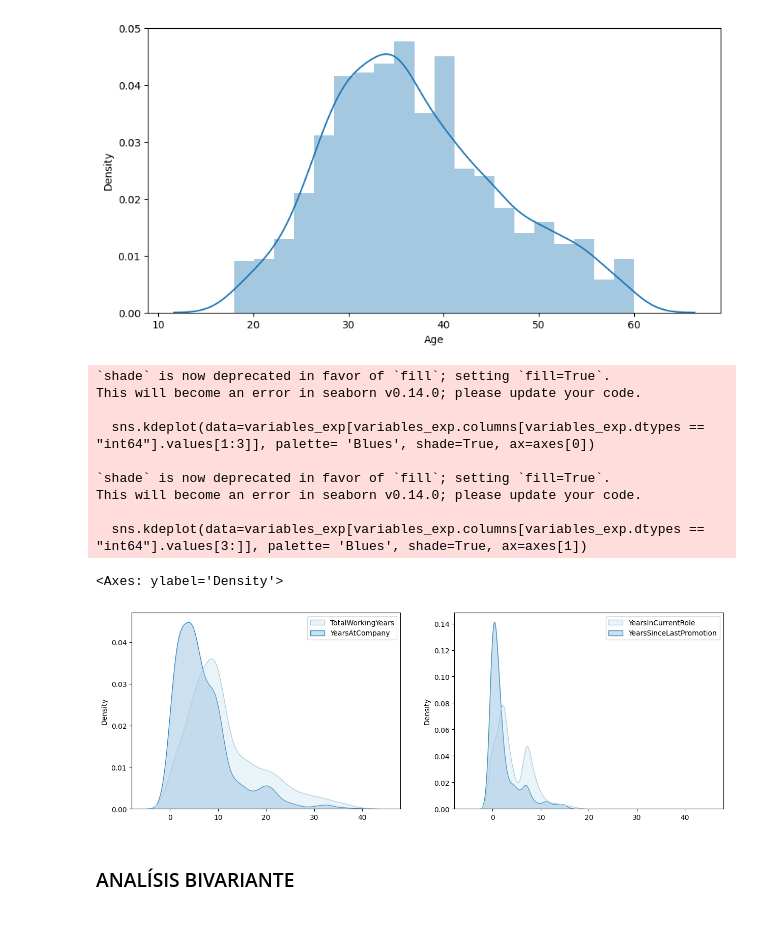
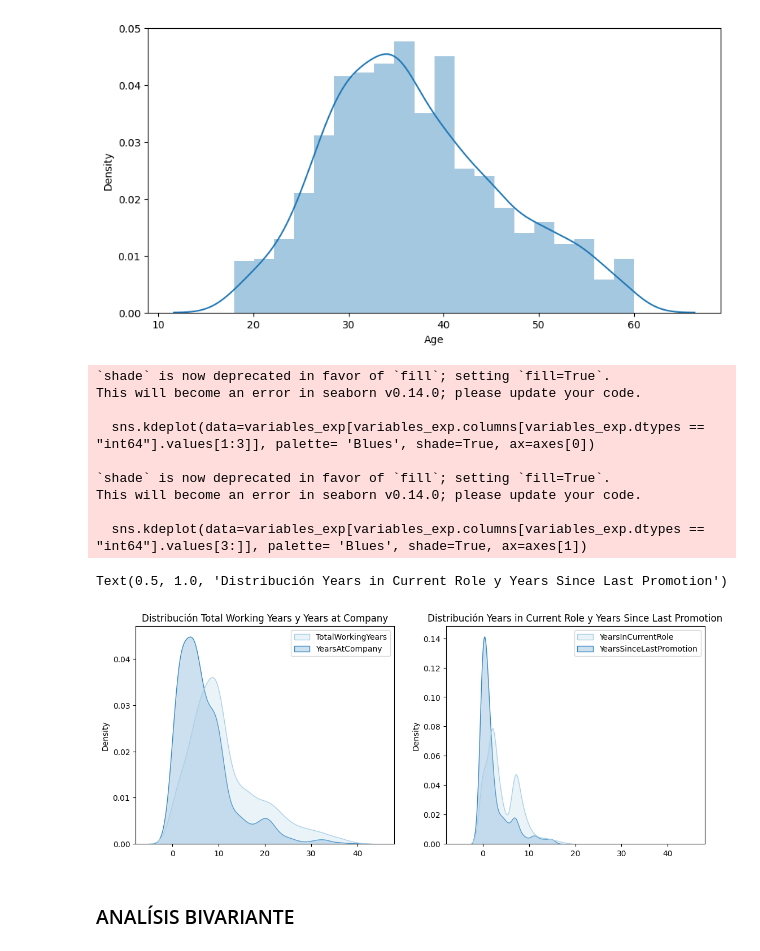
Before and after one commit to rafamd1/EDA_MI_SUELDO_Y_YO, a Jupyter notebook: EDA RM.ipynb, the cells around one changed output. Cells and saved outputs as stored; diff of their text form; code cells hidden in the pictures; blank space fills up the shorter version.

```diff
--- a/EDA RM.ipynb
+++ b/EDA RM.ipynb
@@ -493,21 +484,26 @@ https://gist.github.com/mwaskom/de44147ed2974457ad6372750bbe5751
   sns.distplot(df2["Age"],
 [figure]
 # %%
-f, axes = plt.subplots(1, 2, figsize=(15,5), sharex=True)
+f, axes = plt.subplots(1, 2, figsize=(13,5), sharex=True)
 sns.kdeplot(data=variables_exp[variables_exp.columns[variables_exp.dtypes == "int64"].values[1:3]], palette= 'Blues', shade=True, ax=axes[0])
 sns.kdeplot(data=variables_exp[variables_exp.columns[variables_exp.dtypes == "int64"].values[3:]], palette= 'Blues', shade=True, ax=axes[1])
+
+axes[0].set_title('Distribución Total Working Years y Years at Company')
+
+
+axes[1].set_title('Distribución Years in Current Role y Years Since Last Promotion')
 # %% [output]
 `shade` is now deprecated in favor of `fill`; setting `fill=True`.
 This will become an error in seaborn v0.14.0; please update your code.
 
   sns.kdeplot(data=variables_exp[variables_exp.columns[variables_exp.dtypes == "int64"].values[1:3]], palette= 'Blues', shade=True, ax=axes[0])
 
 `shade` is now deprecated in favor of `fill`; setting `fill=True`.
 This will become an error in seaborn v0.14.0; please update your code.
 
   sns.kdeplot(data=variables_exp[variables_exp.columns[variables_exp.dtypes == "int64"].values[3:]], palette= 'Blues', shade=True, ax=axes[1])
-<Axes: ylabel='Density'>
+Text(0.5, 1.0, 'Distribución Years in Current Role y Years Since Last Promotion')
-[figure, old version]
+[figure, new version]
 # %% [markdown]
 ### ANALÍSIS BIVARIANTE
 # %% [markdown]
```
Also changed, not shown: parts of 32 cells of this notebook, 1 other file.
